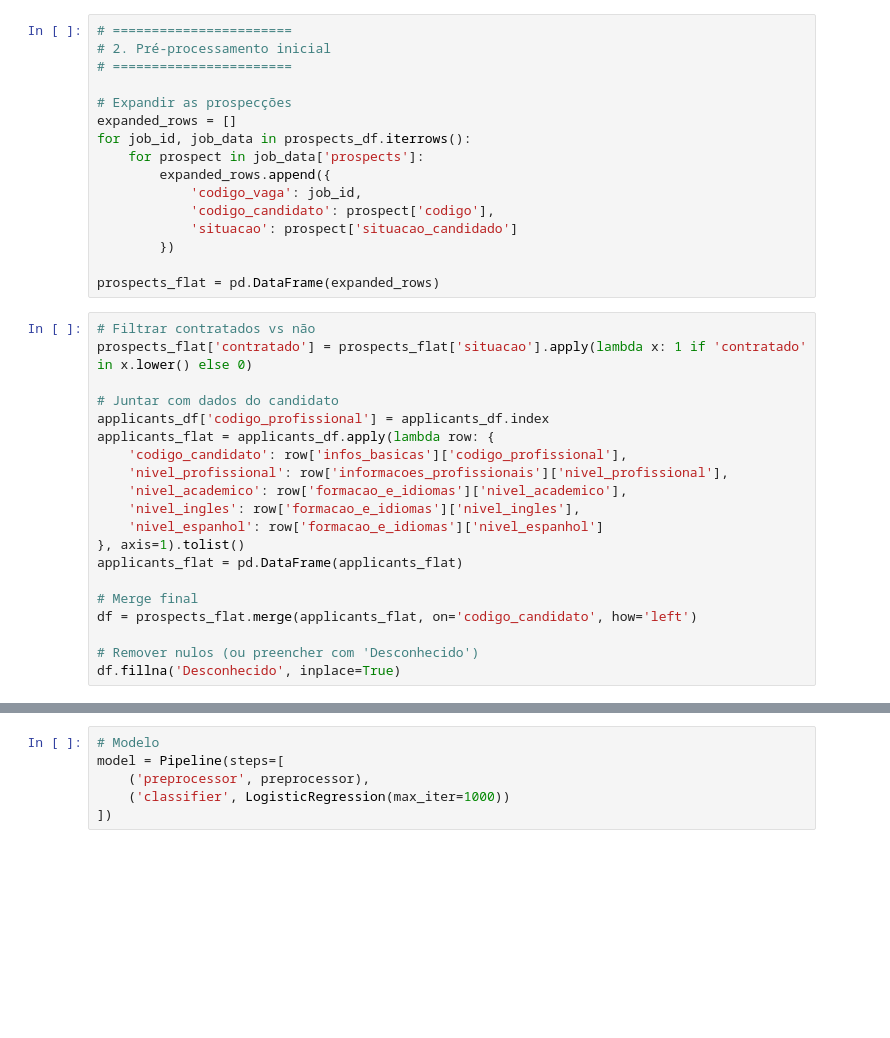
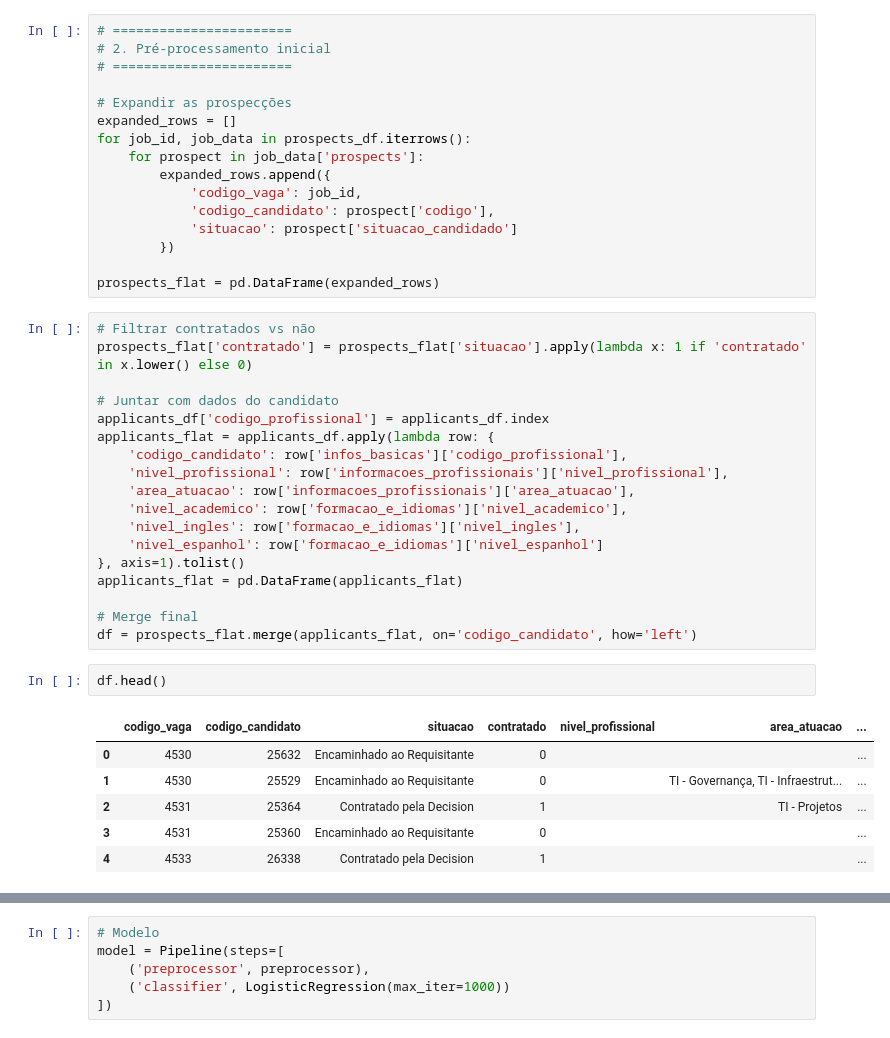
Before and after one commit to biles83/Datathon01, a Jupyter notebook: Datathon.ipynb, the cells around one changed output, grey strips where cells are left out. Cells and saved outputs as stored; diff of their text form; blank space fills up the shorter version.

```diff
--- a/Datathon.ipynb
+++ b/Datathon.ipynb
@@ -47,6 +47,7 @@ applicants_df['codigo_profissional'] = applicants_df.index
 applicants_flat = applicants_df.apply(lambda row: {
     'codigo_candidato': row['infos_basicas']['codigo_profissional'],
     'nivel_profissional': row['informacoes_profissionais']['nivel_profissional'],
+    'area_atuacao': row['informacoes_profissionais']['area_atuacao'],
     'nivel_academico': row['formacao_e_idiomas']['nivel_academico'],
     'nivel_ingles': row['formacao_e_idiomas']['nivel_ingles'],
     'nivel_espanhol': row['formacao_e_idiomas']['nivel_espanhol']
@@ -55,6 +56,12 @@ applicants_flat = pd.DataFrame(applicants_flat)
 
 # Merge final
 df = prospects_flat.merge(applicants_flat, on='codigo_candidato', how='left')
-
-# Remover nulos (ou preencher com 'Desconhecido')
-df.fillna('Desconhecido', inplace=True)
+# %%
+df.head()
+# %% [output]
+|  | codigo_vaga | codigo_candidato | situacao | contratado | nivel_profissional | area_atuacao | ... |
+| 0 | 4530 | 25632 | Encaminhado ao Requisitante | 0 |  |  | ... |
+| 1 | 4530 | 25529 | Encaminhado ao Requisitante | 0 |  | TI - Governança, TI - Infraestrut... | ... |
+| 2 | 4531 | 25364 | Contratado pela Decision | 1 |  | TI - Projetos | ... |
+| 3 | 4531 | 25360 | Encaminhado ao Requisitante | 0 |  |  | ... |
+| 4 | 4533 | 26338 | Contratado pela Decision | 1 |  |  | ... |
```
Also changed, not shown: parts of 13 cells of this notebook, 8 other files.
